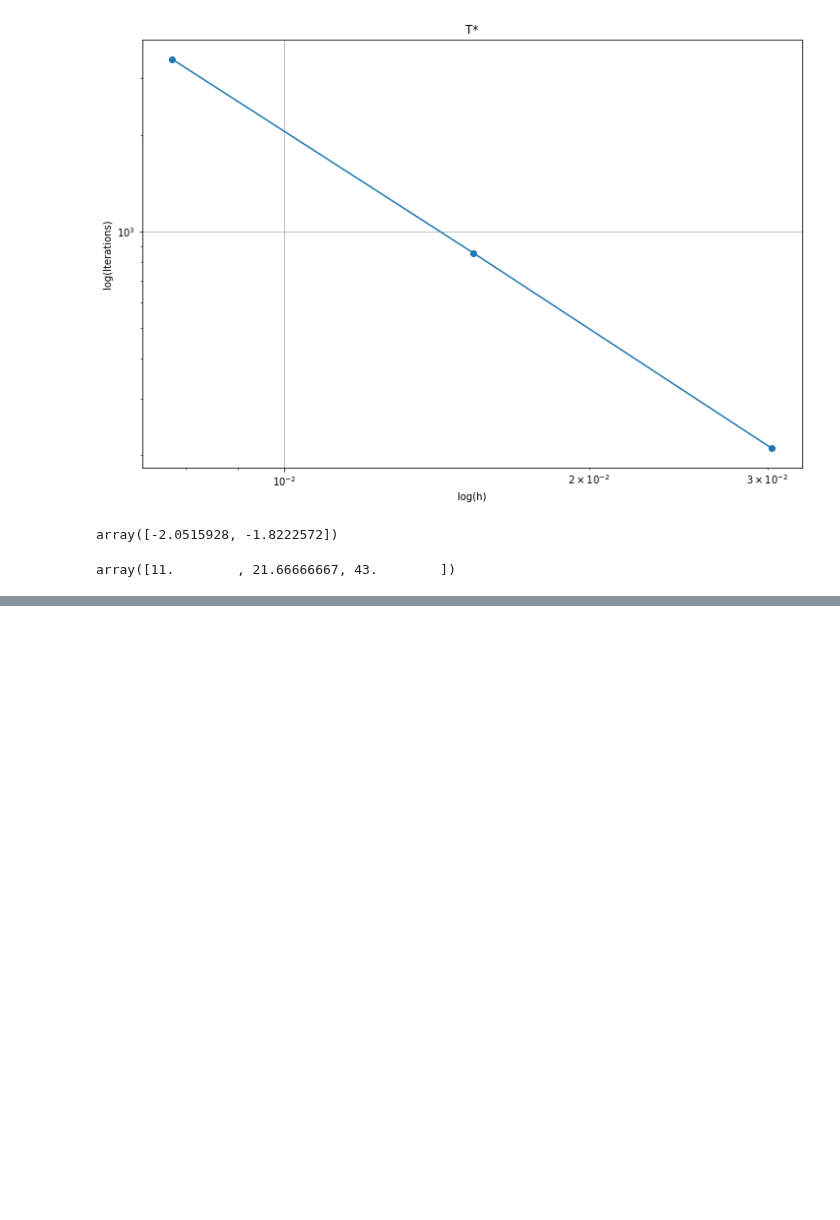
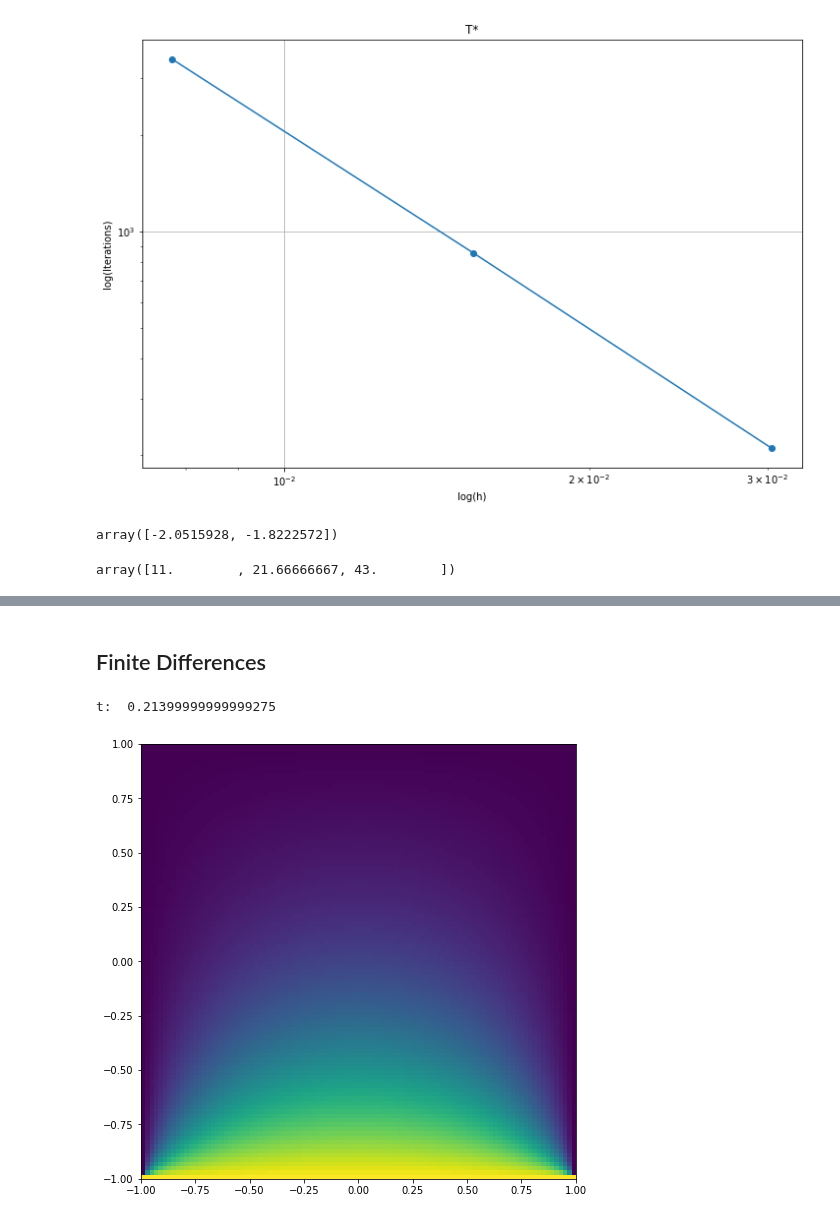
Before and after one commit to johnduffymsc/PHAS0102, a Jupyter notebook: assignment-4.ipynb, the cells around one changed output, grey strips where cells are left out. Saved outputs shown, nothing was run; the diff lists cells and outputs as text; code cells hidden in the pictures; blank space fills up the shorter version.

Commit message:
Intitial Finite Difference development.

```diff
--- a/assignment-4.ipynb
+++ b/assignment-4.ipynb
@@ -219,5 +210,0 @@ array([11.        , 21.66666667, 43.        ])
-# %%
-a = 5_0000000000_0000000000_0000000000_0000000000
-b = 1_0000000000_0000000000_0000000000_0000000000
-c = a + b
-c // 10
@@ -245,4 +211,41 @@ e*5
-# %%
-N = 1024
-
-[j for i in range(N), for j in range(N)]
+# %% [markdown]
+## Finite Differences
+# %%
+@njit
+def timestep(u, v, c):
+    for row in range(1, N - 1):
+        for col in range(1, N - 1):
+            v[row, col] = u[row, col] - c * (4 * u[row, col] - u[row - 1, col] - u[row + 1, col] - u[row, col - 1] - u[row, col + 1])
+# %%
+N = 100
+M = 10000
+
+u = np.zeros((N, N), dtype=np.float64)
+v = np.zeros((N, N), dtype=np.float64)
+
+u[0, :] = 5.0
+v[0, :] = 5.0
+
+
+h = 2 / N  # TODO N DIVISIONS ETC...
+k = 1 / M
+
+c = k / h**2
+
+t = 0
+
+while u[N // 2, N // 2] < 1.0:
+    timestep(u, v, c)
+    u = v
+    v = u
+    t = t + k
+
+print("t: ", t)
+
+
+plt.figure(figsize=(8, 8))
+plt.imshow(v, origin='lower', extent=(-1, 1, -1, 1))
+plt.show()
+# %% [output]
+t:  0.21399999999999275
+[figure, added]
```
Also changed, not shown: parts of 15 cells of this notebook.
